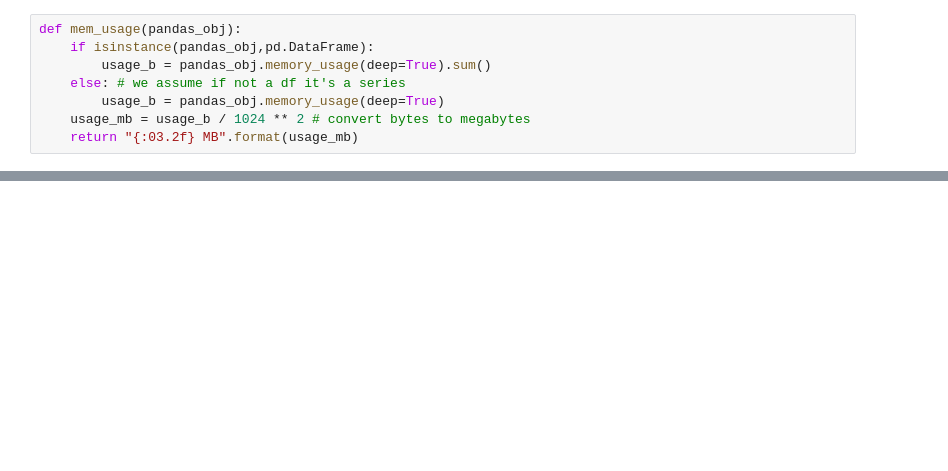
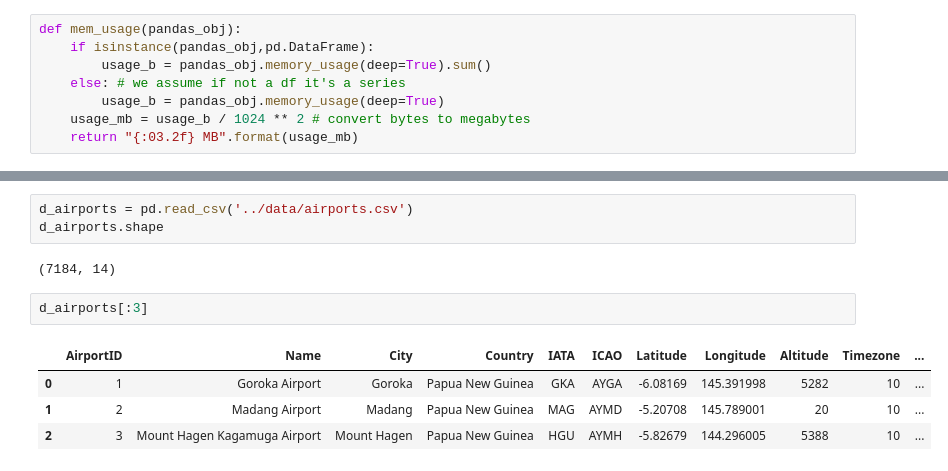
Before and after one commit to aenfield/bonvoyage, a Jupyter notebook: notebooks/CombineAndAugmentBTSData.ipynb, the cells around one changed output, grey strips where cells are left out. Saved outputs shown, nothing was run; the diff lists cells and outputs as text; blank space fills up the shorter version.

Commit message:
First quick code to join airports and carrier names.

```diff
--- a/notebooks/CombineAndAugmentBTSData.ipynb
+++ b/notebooks/CombineAndAugmentBTSData.ipynb
@@ -65,0 +101,12 @@ def mem_usage(pandas_obj):
+# %%
+d_airports = pd.read_csv('../data/airports.csv')
+d_airports.shape
+# %% [output]
+(7184, 14)
+# %%
+d_airports[:3]
+# %% [output]
+|  | AirportID | Name | City | Country | IATA | ICAO | Latitude | Longitude | Altitude | Timezone | ... |
+| 0 | 1 | Goroka Airport | Goroka | Papua New Guinea | GKA | AYGA | -6.08169 | 145.391998 | 5282 | 10 | ... |
+| 1 | 2 | Madang Airport | Madang | Papua New Guinea | MAG | AYMD | -5.20708 | 145.789001 | 20 | 10 | ... |
+| 2 | 3 | Mount Hagen Kagamuga Airport | Mount Hagen | Papua New Guinea | HGU | AYMH | -5.82679 | 144.296005 | 5388 | 10 | ... |
```
Also changed, not shown: parts of 26 cells of this notebook, 2 other files.
